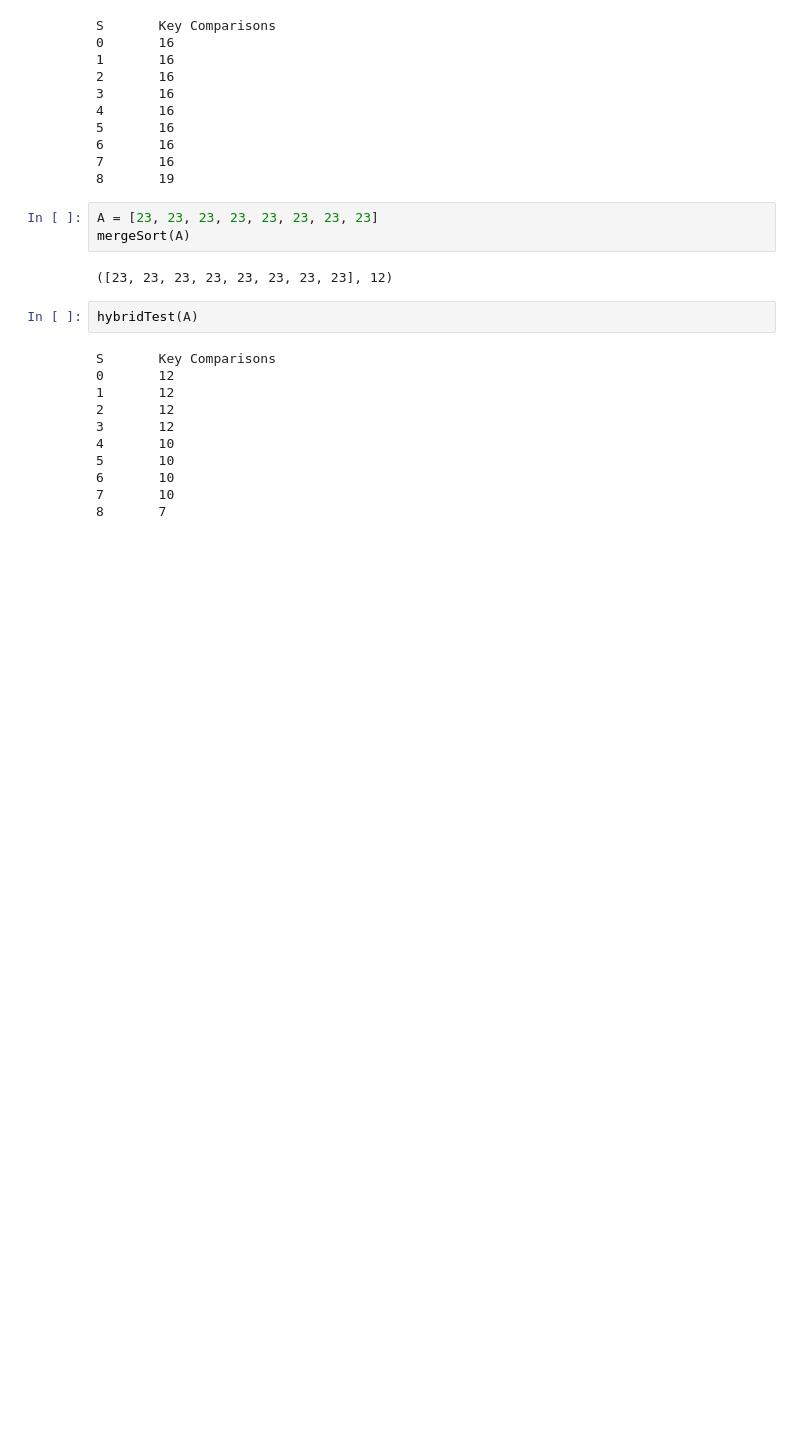
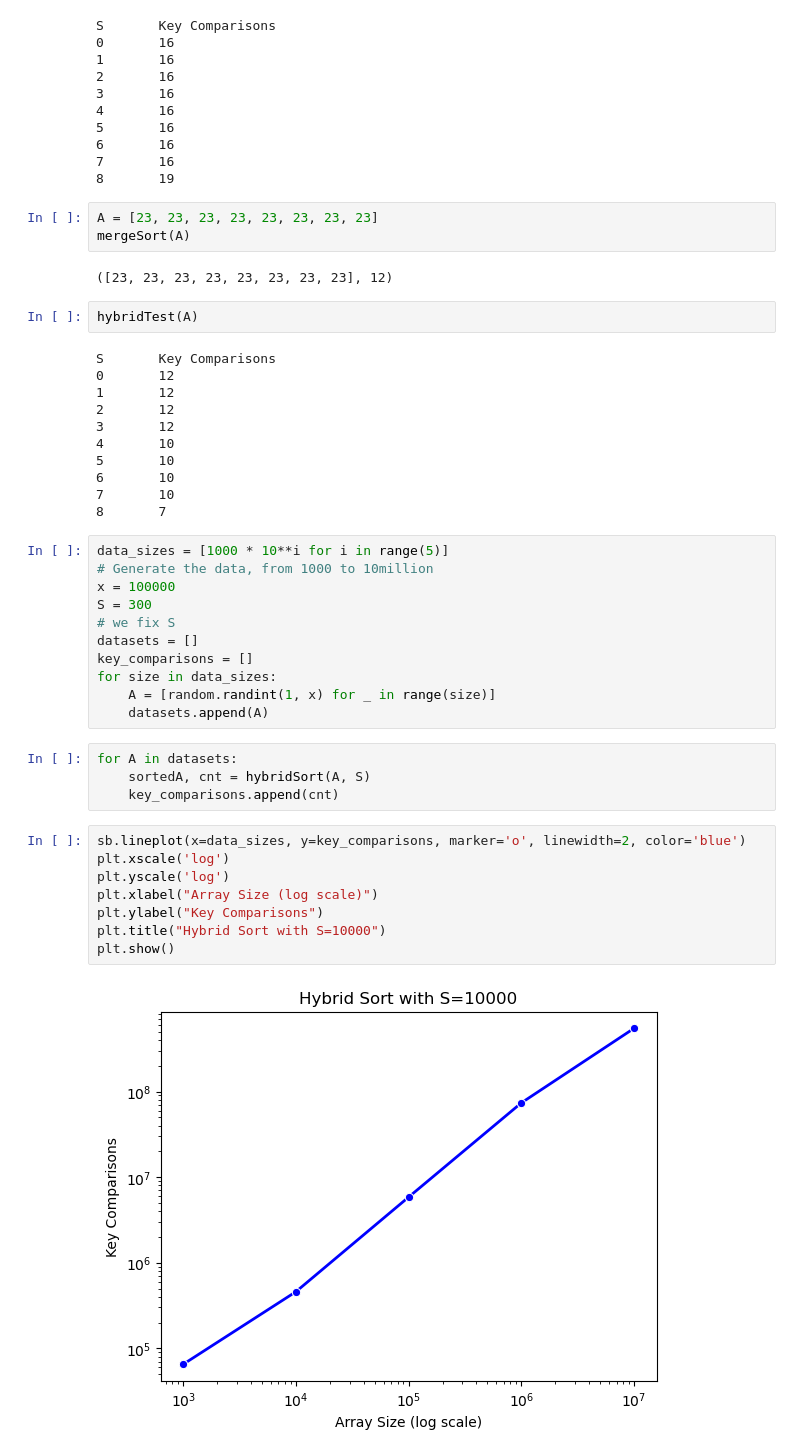
Before and after one commit to autoastt/SC2001-Algo-Labs, a Jupyter notebook: Lab1/Lab1.ipynb, the cells around one changed output. Cells and saved outputs as stored; diff of their text form; blank space fills up the shorter version.

```diff
--- a/Lab1/Lab1.ipynb
+++ b/Lab1/Lab1.ipynb
@@ -98,3 +104,28 @@ S       Key Comparisons
 6       10
 7       10
 8       7
+# %%
+data_sizes = [1000 * 10**i for i in range(5)]
+# Generate the data, from 1000 to 10million
+x = 100000
+S = 300
+# we fix S
+datasets = []
+key_comparisons = []
+for size in data_sizes:
+    A = [random.randint(1, x) for _ in range(size)]
+    datasets.append(A)
+# %%
+for A in datasets:
+    sortedA, cnt = hybridSort(A, S)
+    key_comparisons.append(cnt)
+# %%
+sb.lineplot(x=data_sizes, y=key_comparisons, marker='o', linewidth=2, color='blue')
+plt.xscale('log')
+plt.yscale('log')
+plt.xlabel("Array Size (log scale)")
+plt.ylabel("Key Comparisons")
+plt.title("Hybrid Sort with S=10000")
+plt.show()
+# %% [output]
+[figure, added]
```
Also changed, not shown: parts of 5 cells of this notebook.
